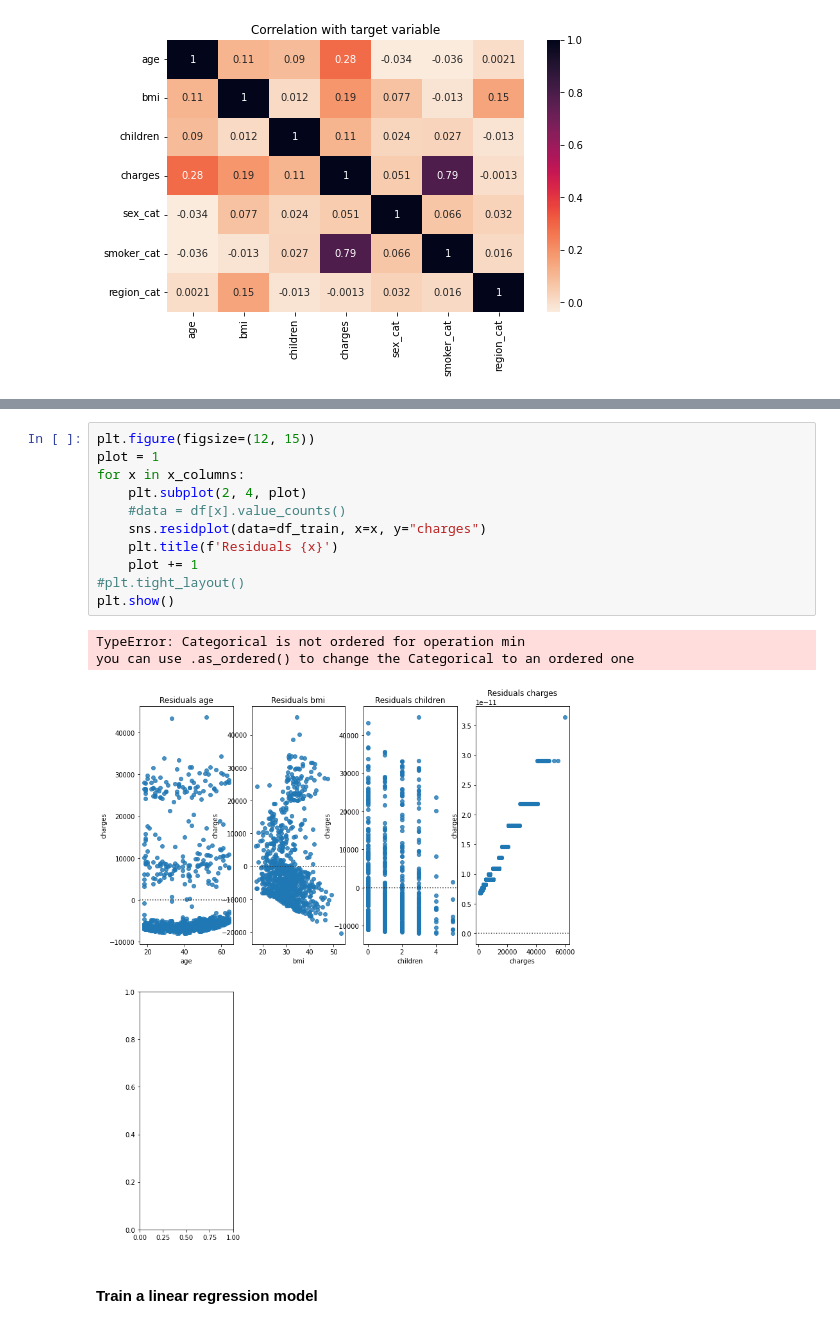
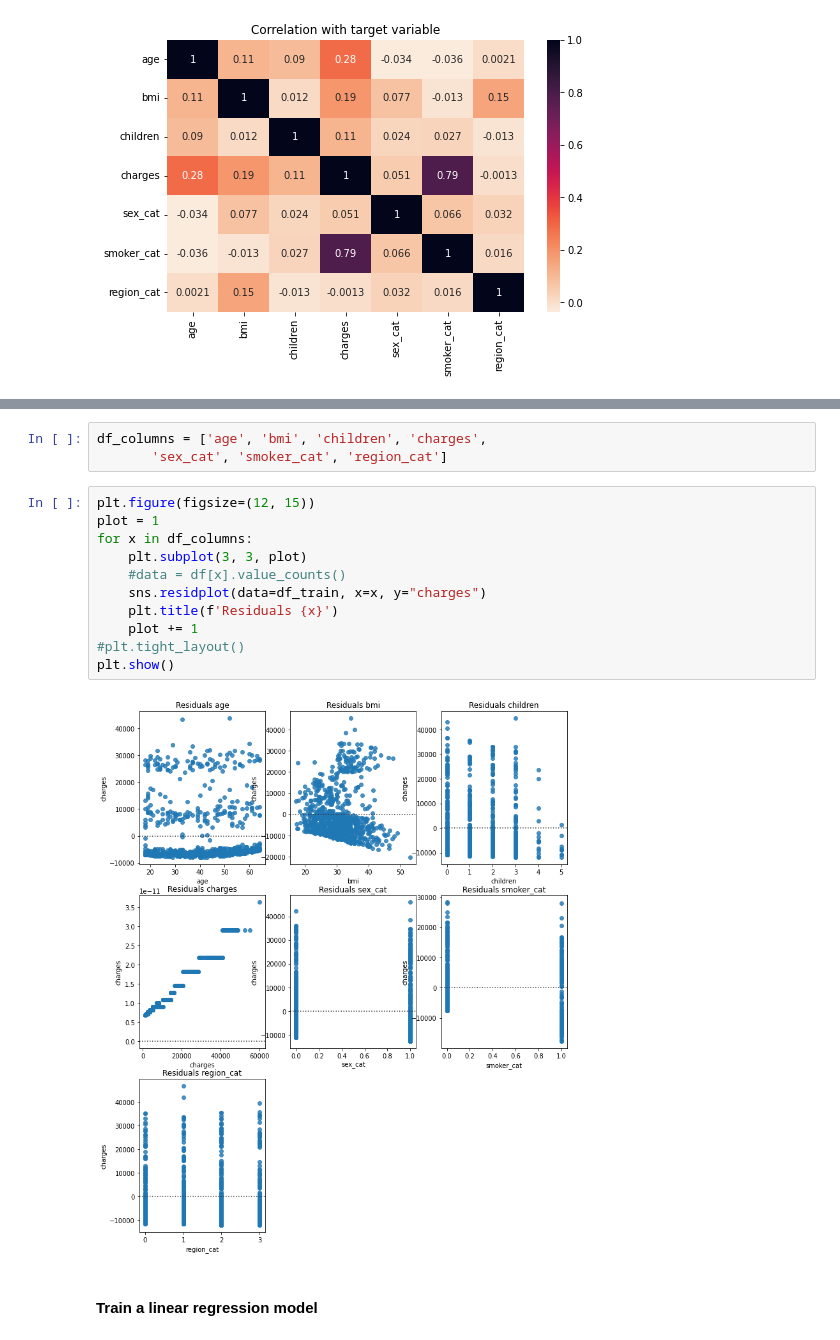
Before and after one commit to rlonglands/insurance_charge_predictions, a Jupyter notebook: notebook.ipynb, the cells around one changed output, grey strips where cells are left out. Saved outputs shown, nothing was run; the diff lists cells and outputs as text.

```diff
--- a/notebook.ipynb
+++ b/notebook.ipynb
@@ -196,18 +180,19 @@ plt.show()
+# %%
+df_columns = ['age', 'bmi', 'children', 'charges',
+       'sex_cat', 'smoker_cat', 'region_cat']
 # %%
 plt.figure(figsize=(12, 15))
 plot = 1
-for x in x_columns:
-    plt.subplot(2, 4, plot)
+for x in df_columns:
+    plt.subplot(3, 3, plot)
     #data = df[x].value_counts()
     sns.residplot(data=df_train, x=x, y="charges")
     plt.title(f'Residuals {x}')
     plot += 1
 #plt.tight_layout()
 plt.show()
 # %% [output]
-TypeError: Categorical is not ordered for operation min
-you can use .as_ordered() to change the Categorical to an ordered one
-[figure, old version]
+[figure, new version]
 # %% [markdown]
 ####  Train a linear regression model
 # %% [markdown]
```
Also changed, not shown: parts of 6 cells of this notebook.
